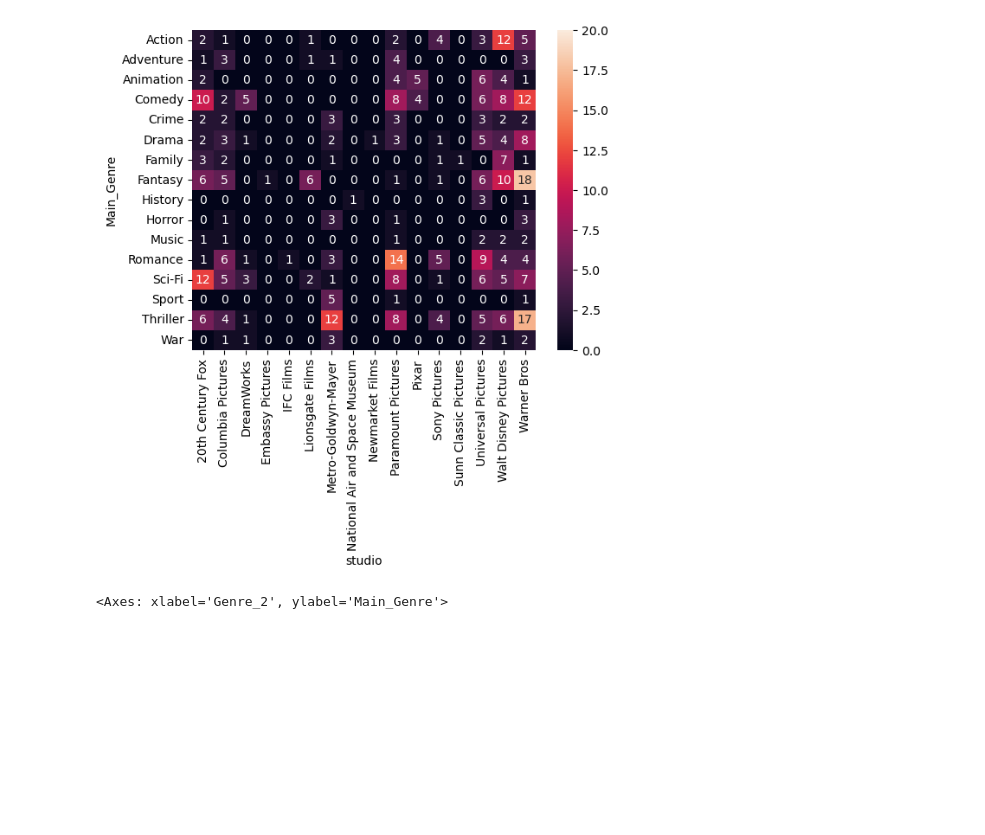
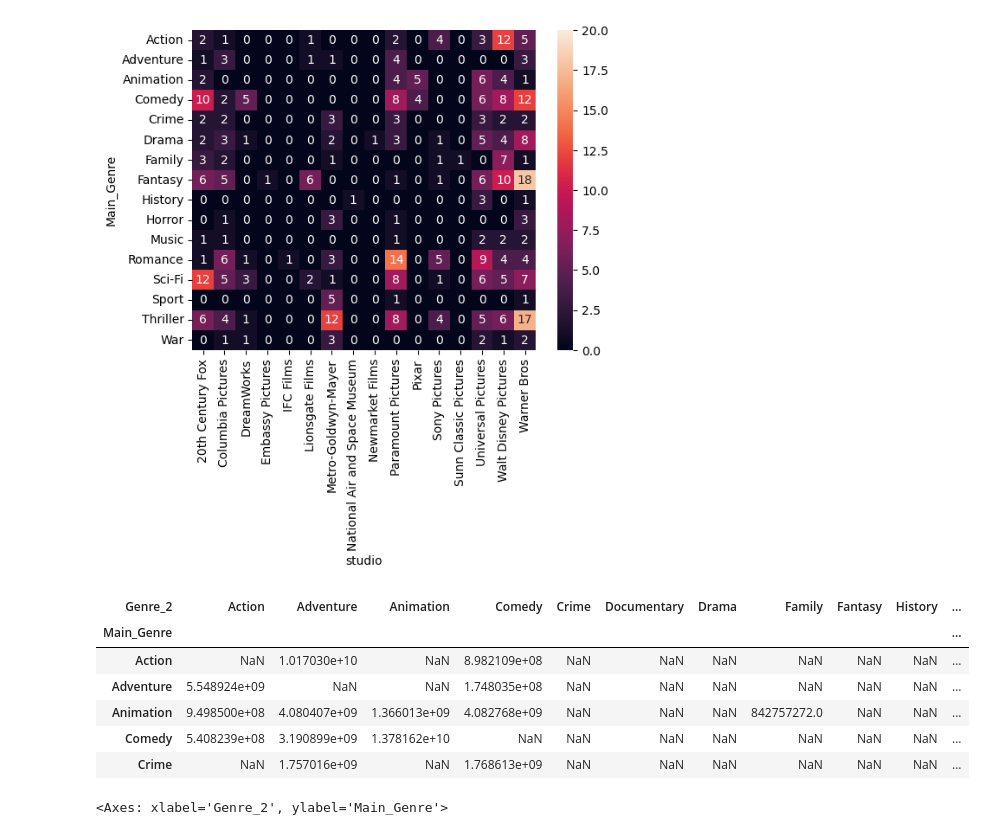
Before and after one commit to BaptisteCarmier/ADA--2024, a Jupyter notebook: Exercises/02 - Data viz and data from the web/Becoming a DataVizard solution.ipynb, the cells around one changed output. Drawn from its saved outputs; the diff is of its cells as text; code cells hidden in the pictures; blank space fills up the shorter version.

```diff
--- a/Exercises/02 - Data viz and data from the web/Becoming a DataVizard solution.ipynb
+++ b/Exercises/02 - Data viz and data from the web/Becoming a DataVizard solution.ipynb
@@ -272,6 +283,18 @@ sns.heatmap(df2, annot=True, vmin = 0, vmax = 20)
 # %% [output]
 <Axes: xlabel='studio', ylabel='Main_Genre'>
 [figure]
+# %%
+df3 = pd.crosstab(movies['Main_Genre'],movies['Genre_2'], values = movies['worldwide_gross'],
+                  margins=False, aggfunc='sum')
+df3.head()
+# %% [output]
+| Genre_2 | Action | Adventure | Animation | Comedy | Crime | Documentary | Drama | Family | Fantasy | History | ... |
+| Main_Genre |  |  |  |  |  |  |  |  |  |  | ... |
+| Action | NaN | 1.017030e+10 | NaN | 8.982109e+08 | NaN | NaN | NaN | NaN | NaN | NaN | ... |
+| Adventure | 5.548924e+09 | NaN | NaN | 1.748035e+08 | NaN | NaN | NaN | NaN | NaN | NaN | ... |
+| Animation | 9.498500e+08 | 4.080407e+09 | 1.366013e+09 | 4.082768e+09 | NaN | NaN | NaN | 842757272.0 | NaN | NaN | ... |
+| Comedy | 5.408239e+08 | 3.190899e+09 | 1.378162e+10 | NaN | NaN | NaN | NaN | NaN | NaN | NaN | ... |
+| Crime | NaN | 1.757016e+09 | NaN | 1.768613e+09 | NaN | NaN | NaN | NaN | NaN | NaN | ... |
 # %%
 # Write your code to make the second heatmap here
 
```
Also changed, not shown: parts of 2 cells of this notebook, 1 other file.
